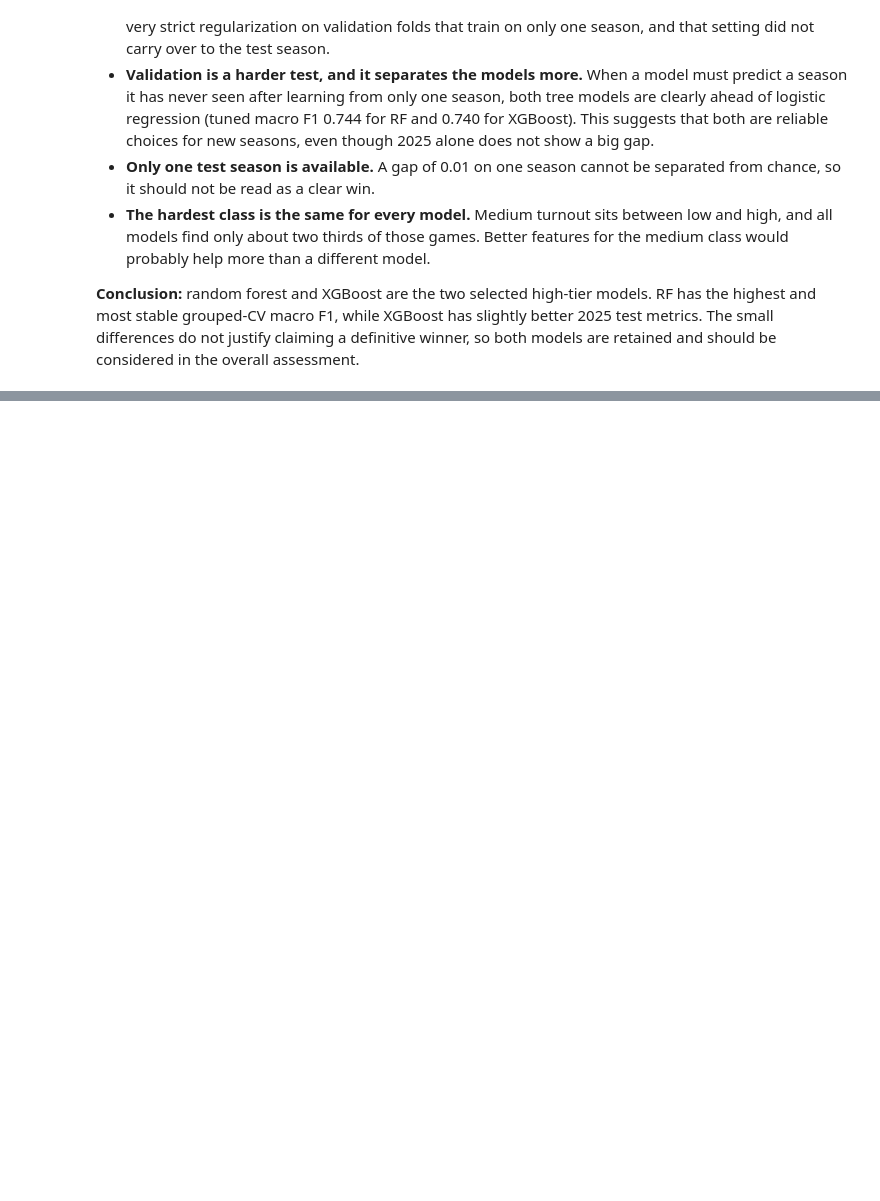
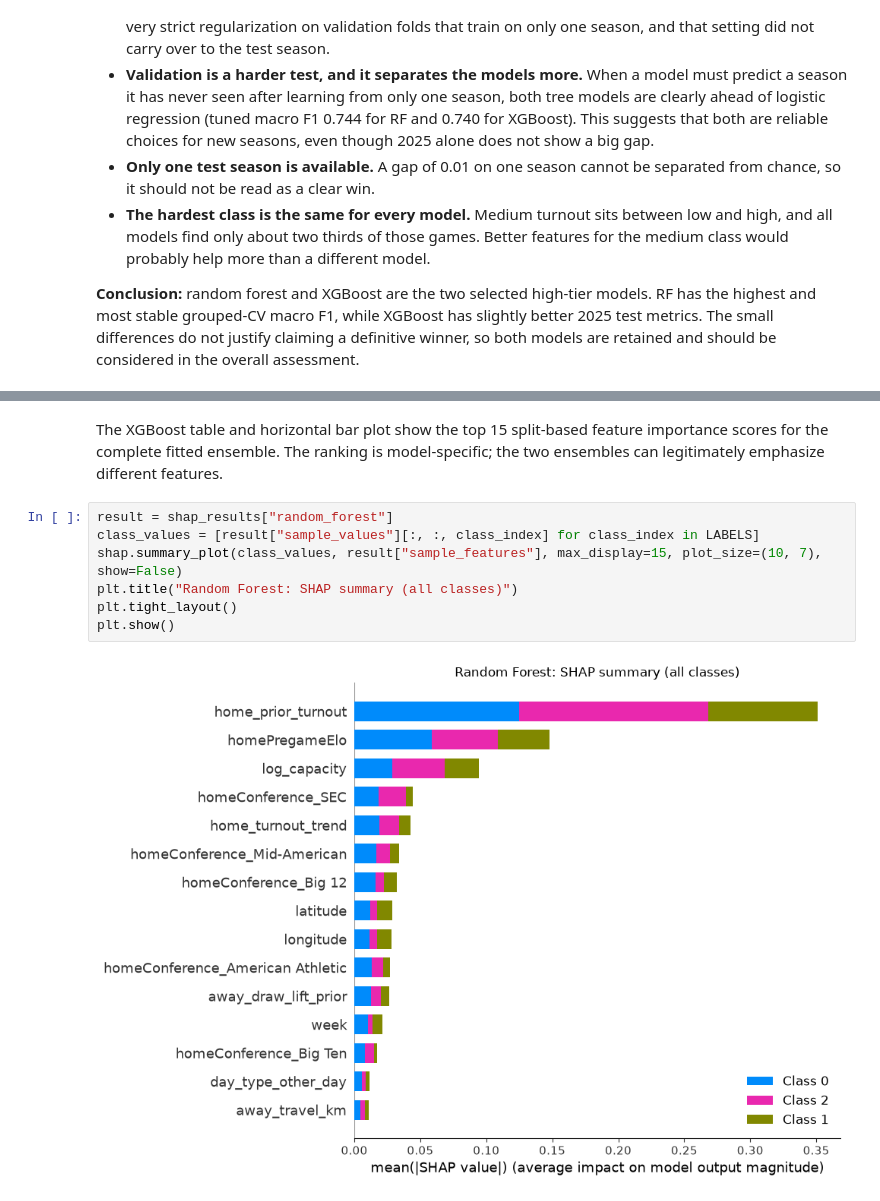
Before and after one commit to Break-Through-Tech/Sports-Analytics-1B-assessing-football-stadium-attendance-and-experience, a Jupyter notebook: notebooks/03_candidate_models.ipynb, the cells around one changed output, grey strips where cells are left out. Cells and saved outputs as stored; diff of their text form; blank space fills up the shorter version.

```diff
--- a/notebooks/03_candidate_models.ipynb
+++ b/notebooks/03_candidate_models.ipynb
@@ -731,0 +894,11 @@ The likely reasons are:
+# %% [markdown]
+The XGBoost table and horizontal bar plot show the top 15 split-based feature importance scores for the complete fitted ensemble. The ranking is model-specific; the two ensembles can legitimately emphasize different features.
+# %%
+result = shap_results["random_forest"]
+class_values = [result["sample_values"][:, :, class_index] for class_index in LABELS]
+shap.summary_plot(class_values, result["sample_features"], max_display=15, plot_size=(10, 7), show=False)
+plt.title("Random Forest: SHAP summary (all classes)")
+plt.tight_layout()
+plt.show()
+# %% [output]
+[figure, added]
```
Also changed, not shown: parts of 34 cells of this notebook.
